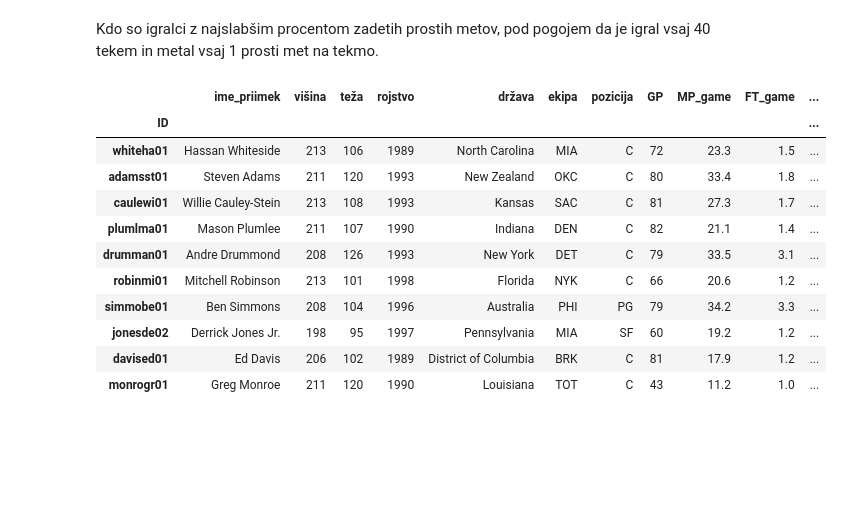
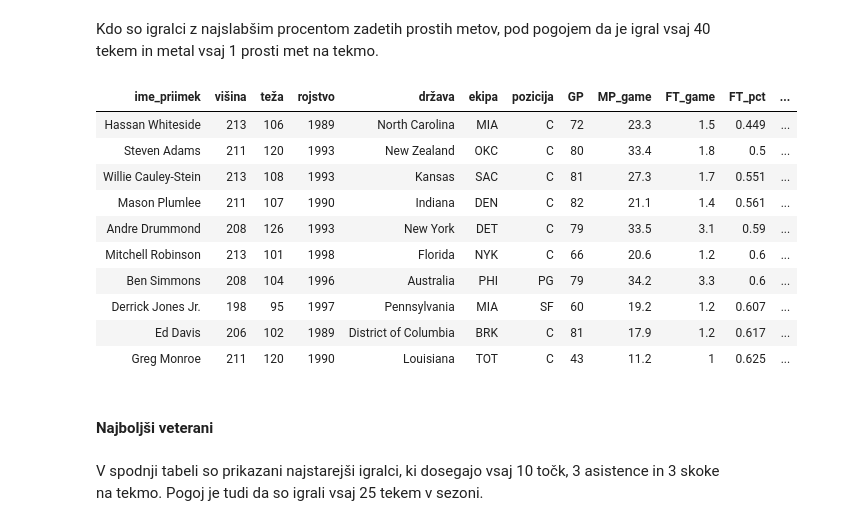
Before and after one commit to 1marcelspehonja/Programiranje-1-projekt, a Jupyter notebook: prikaz_podatkov.ipynb, the cells around one changed output. Saved outputs shown, nothing was run; the diff lists cells and outputs as text; code cells hidden in the pictures; blank space fills up the shorter version.

```diff
--- a/prikaz_podatkov.ipynb
+++ b/prikaz_podatkov.ipynb
@@ -178,17 +191,21 @@ Kdo so igralci z najslabšim procentom zadetih prostih metov, pod pogojem da je
 # %%
 podatki_surovo[(podatki_surovo.GP >= 40) &
         (podatki_surovo.FT_game >= 1)][['ime_priimek', 'višina', 'teža', 'rojstvo', 'država', 'ekipa', 'pozicija',
-                                  'GP', 'MP_game', 'FT_game', 'FT_pct', 'PPG']].sort_values('FT_pct', ascending = True).head(10)
+                                  'GP', 'MP_game', 'FT_game', 'FT_pct', 'PPG']
+                                      ].sort_values('FT_pct', ascending = True).head(10).style.hide_index()
 # %% [output]
-|  | ime_priimek | višina | teža | rojstvo | država | ekipa | pozicija | GP | MP_game | FT_game | ... |
-| ID |  |  |  |  |  |  |  |  |  |  | ... |
-| whiteha01 | Hassan Whiteside | 213 | 106 | 1989 | North Carolina | MIA | C | 72 | 23.3 | 1.5 | ... |
-| adamsst01 | Steven Adams | 211 | 120 | 1993 | New Zealand | OKC | C | 80 | 33.4 | 1.8 | ... |
-| caulewi01 | Willie Cauley-Stein | 213 | 108 | 1993 | Kansas | SAC | C | 81 | 27.3 | 1.7 | ... |
-| plumlma01 | Mason Plumlee | 211 | 107 | 1990 | Indiana | DEN | C | 82 | 21.1 | 1.4 | ... |
-| drumman01 | Andre Drummond | 208 | 126 | 1993 | New York | DET | C | 79 | 33.5 | 3.1 | ... |
-| robinmi01 | Mitchell Robinson | 213 | 101 | 1998 | Florida | NYK | C | 66 | 20.6 | 1.2 | ... |
-| simmobe01 | Ben Simmons | 208 | 104 | 1996 | Australia | PHI | PG | 79 | 34.2 | 3.3 | ... |
-| jonesde02 | Derrick Jones Jr. | 198 | 95 | 1997 | Pennsylvania | MIA | SF | 60 | 19.2 | 1.2 | ... |
-| davised01 | Ed Davis | 206 | 102 | 1989 | District of Columbia | BRK | C | 81 | 17.9 | 1.2 | ... |
-| monrogr01 | Greg Monroe | 211 | 120 | 1990 | Louisiana | TOT | C | 43 | 11.2 | 1.0 | ... |
+| ime_priimek | višina | teža | rojstvo | država | ekipa | pozicija | GP | MP_game | FT_game | FT_pct | ... |
+| Hassan Whiteside | 213 | 106 | 1989 | North Carolina | MIA | C | 72 | 23.3 | 1.5 | 0.449 | ... |
+| Steven Adams | 211 | 120 | 1993 | New Zealand | OKC | C | 80 | 33.4 | 1.8 | 0.5 | ... |
+| Willie Cauley-Stein | 213 | 108 | 1993 | Kansas | SAC | C | 81 | 27.3 | 1.7 | 0.551 | ... |
+| Mason Plumlee | 211 | 107 | 1990 | Indiana | DEN | C | 82 | 21.1 | 1.4 | 0.561 | ... |
+| Andre Drummond | 208 | 126 | 1993 | New York | DET | C | 79 | 33.5 | 3.1 | 0.59 | ... |
+| Mitchell Robinson | 213 | 101 | 1998 | Florida | NYK | C | 66 | 20.6 | 1.2 | 0.6 | ... |
+| Ben Simmons | 208 | 104 | 1996 | Australia | PHI | PG | 79 | 34.2 | 3.3 | 0.6 | ... |
+| Derrick Jones Jr. | 198 | 95 | 1997 | Pennsylvania | MIA | SF | 60 | 19.2 | 1.2 | 0.607 | ... |
+| Ed Davis | 206 | 102 | 1989 | District of Columbia | BRK | C | 81 | 17.9 | 1.2 | 0.617 | ... |
+| Greg Monroe | 211 | 120 | 1990 | Louisiana | TOT | C | 43 | 11.2 | 1 | 0.625 | ... |
+# %% [markdown]
+#### Najboljši veterani
+# %% [markdown]
+V spodnji tabeli so prikazani najstarejši igralci, ki dosegajo vsaj 10 točk, 3 asistence in 3 skoke na tekmo. Pogoj je tudi da so igrali vsaj 25 tekem v sezoni.
```
Also changed, not shown: parts of 10 cells of this notebook.
